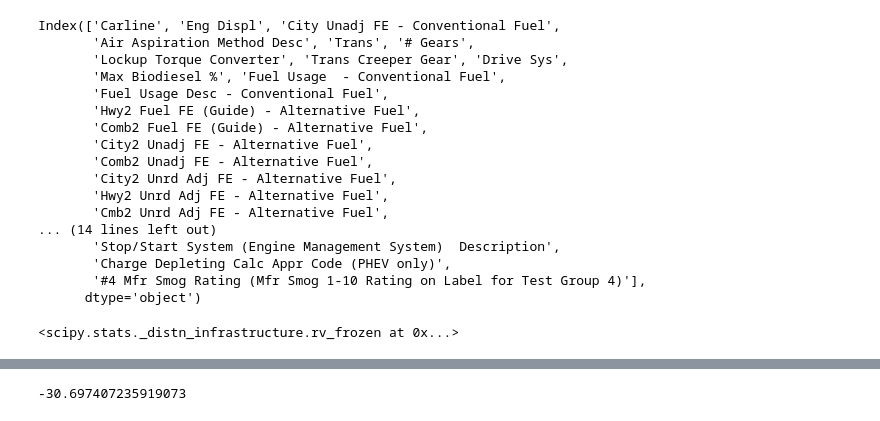
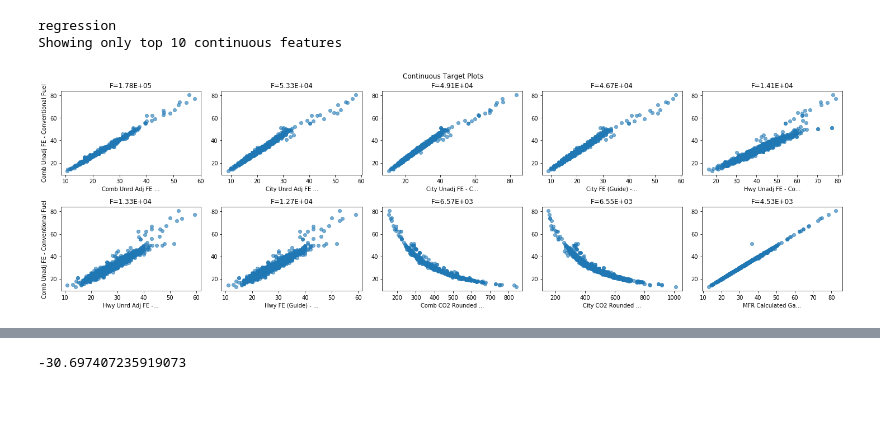
Before and after one commit to dabl/dabl, a Jupyter notebook: testing.ipynb, the cells around one changed output, grey strips where cells are left out. Saved outputs shown, nothing was run; the diff lists cells and outputs as text; code cells hidden in the pictures.

```diff
--- a/testing.ipynb
+++ b/testing.ipynb
@@ -22,23 +24,3 @@ from fml.preprocessing import detect_types_dataframe
 cars = pd.read_excel("/home/andy/datasets/2018 FE Guide for DOE-release dates before 1-24-2018-no-sales-1-23-2018public.xlsx")
 
 types = detect_types_dataframe(cars)
-# %%
-cars.columns[types.continuous]
-# %% [output]
-Index(['Carline', 'Eng Displ', 'City Unadj FE - Conventional Fuel',
-       'Air Aspiration Method Desc', 'Trans', '# Gears',
-       'Lockup Torque Converter', 'Trans Creeper Gear', 'Drive Sys',
-       'Max Biodiesel %', 'Fuel Usage  - Conventional Fuel',
-       'Fuel Usage Desc - Conventional Fuel',
-       'Hwy2 Fuel FE (Guide) - Alternative Fuel',
-       'Comb2 Fuel FE (Guide) - Alternative Fuel',
-       'City2 Unadj FE - Alternative Fuel',
-       'Comb2 Unadj FE - Alternative Fuel',
-       'City2 Unrd Adj FE - Alternative Fuel',
-       'Hwy2 Unrd Adj FE - Alternative Fuel',
-       'Cmb2 Unrd Adj FE - Alternative Fuel',
-... (14 lines left out)
-       'Stop/Start System (Engine Management System)  Description',
-       'Charge Depleting Calc Appr Code (PHEV only)',
-       '#4 Mfr Smog Rating (Mfr Smog 1-10 Rating on Label for Test Group 4)'],
-      dtype='object')
@@ -47,2 +27,6 @@ bla = cars.loc[:, types.low_card_int]
 # %%
-y = bla['Comb FE (Guide) - Conventional Fuel']
+plot_supervised(cars, 'Comb Unadj FE - Conventional Fuel')
+# %% [output]
+regression
+Showing only top 10 continuous features
+[figure, added]
@@ -52,4 +32,0 @@ poi = scipy.stats.poisson(y.mean())
-# %%
-poi.dist.
-# %% [output]
-<scipy.stats._distn_infrastructure.rv_frozen at 0x...>
```
Also changed, not shown: parts of 12 cells of this notebook, 1 other file.
